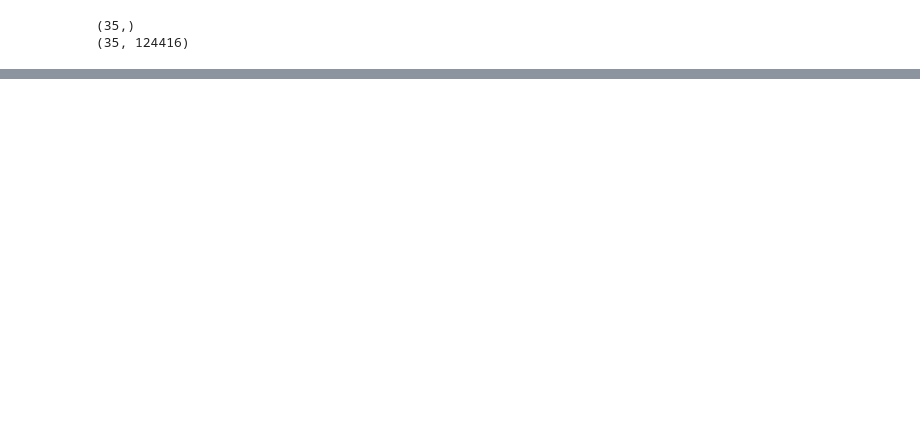
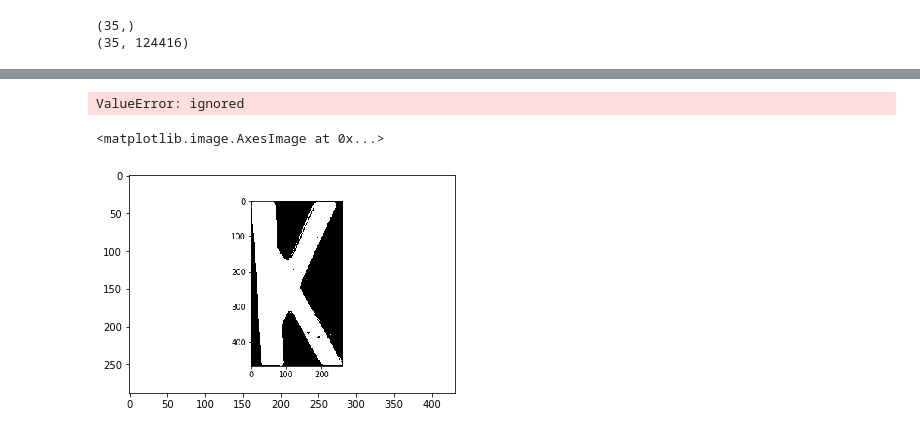
Before and after one commit to AlvaroCarrizales/Proyecto_inteligencia_artificial, a Jupyter notebook: entrenamientoDiccionario.ipynb, the cells around one changed output, grey strips where cells are left out. Cells and saved outputs as stored; diff of their text form; code cells hidden in the pictures; blank space fills up the shorter version.

```diff
--- a/entrenamientoDiccionario.ipynb
+++ b/entrenamientoDiccionario.ipynb
@@ -130,4 +140,16 @@ model.compile(optimizer=tf.train.AdamOptimizer(),
               loss='sparse_categorical_crossentropy',
               metrics=['accuracy'])
 # %%
-model.fit(x_train, y_train, epochs=5)
+model.fit(Xts, yts, epochs=5)
+# %% [output]
+ValueError: ignored
+# %%
+img = cv2.imread("L63.jpg")
+predictions
+#plt.imshow(Xts[10].reshape(288,431),cmap='Greys')
+plt.imshow(img)#.reshape(288,432), interpolation="nearest", cmap = plt.cm.Greys_r)
+#pred = model.predict(x_test[image_index].reshape(1, 288, 431, 1))
+#print("the number predicted is: ", pred.argmax())
+# %% [output]
+<matplotlib.image.AxesImage at 0x...>
+[figure, added]
```
Also changed, not shown: parts of 10 cells of this notebook.
